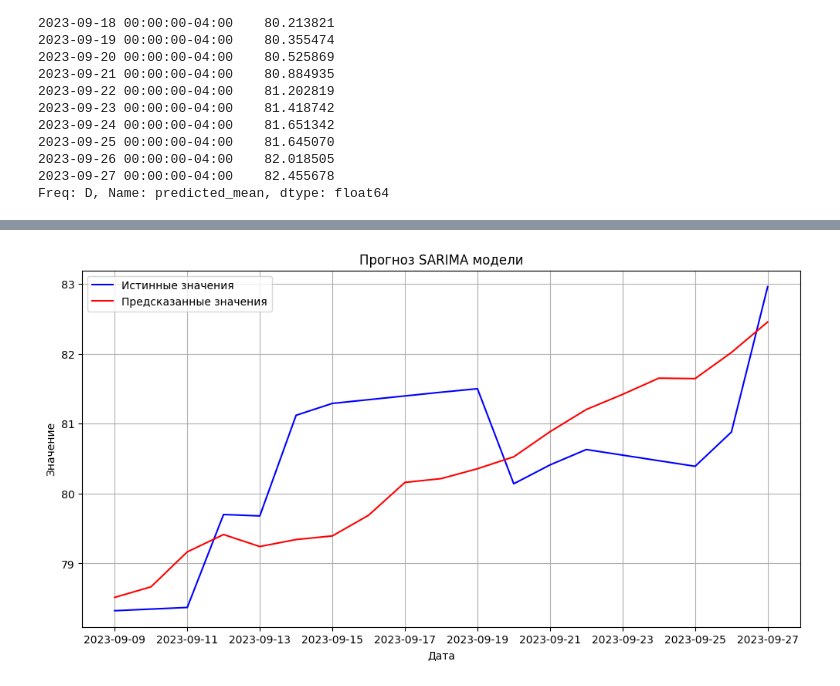
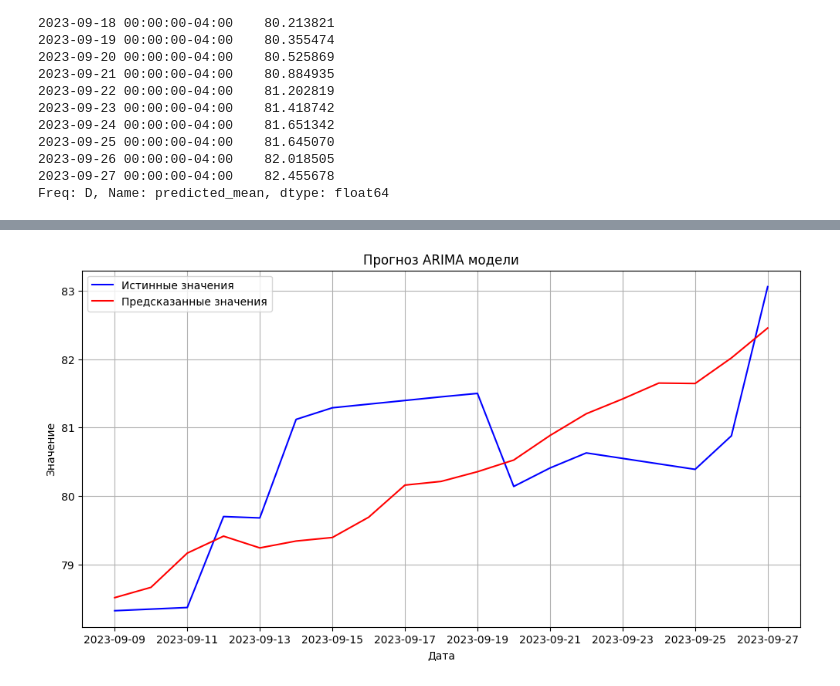
Before and after one commit to nik1everyday/MLSystemDesign, a Jupyter notebook: notebooks/ARIMA_model.ipynb, the cells around one changed output, grey strips where cells are left out. Drawn from its saved outputs; the diff is of its cells as text; code cells hidden in the pictures.

Commit message:
Add notebook with ARIMA model

```diff
--- a/notebooks/ARIMA_model.ipynb
+++ b/notebooks/ARIMA_model.ipynb
@@ -167,14 +167,14 @@ print(f"Средняя абсолютная ошибка (MAE): {mae}")
 # %%
 plt.figure(figsize=(12, 6))
 plt.plot(test_data.index, test_data['Close'], label='Истинные значения', color='blue')
 plt.plot(test_data.index, forecast_values, label='Предсказанные значения', color='red')
 
-plt.title('Прогноз SARIMA модели')
+plt.title('Прогноз ARIMA модели')
 plt.xlabel('Дата')
 plt.ylabel('Значение')
 plt.legend()
 plt.grid(True)
 
 plt.show()
 # %% [output]
-[figure, old version]
+[figure, new version]
```
Also changed, not shown: parts of 2 cells of this notebook.
